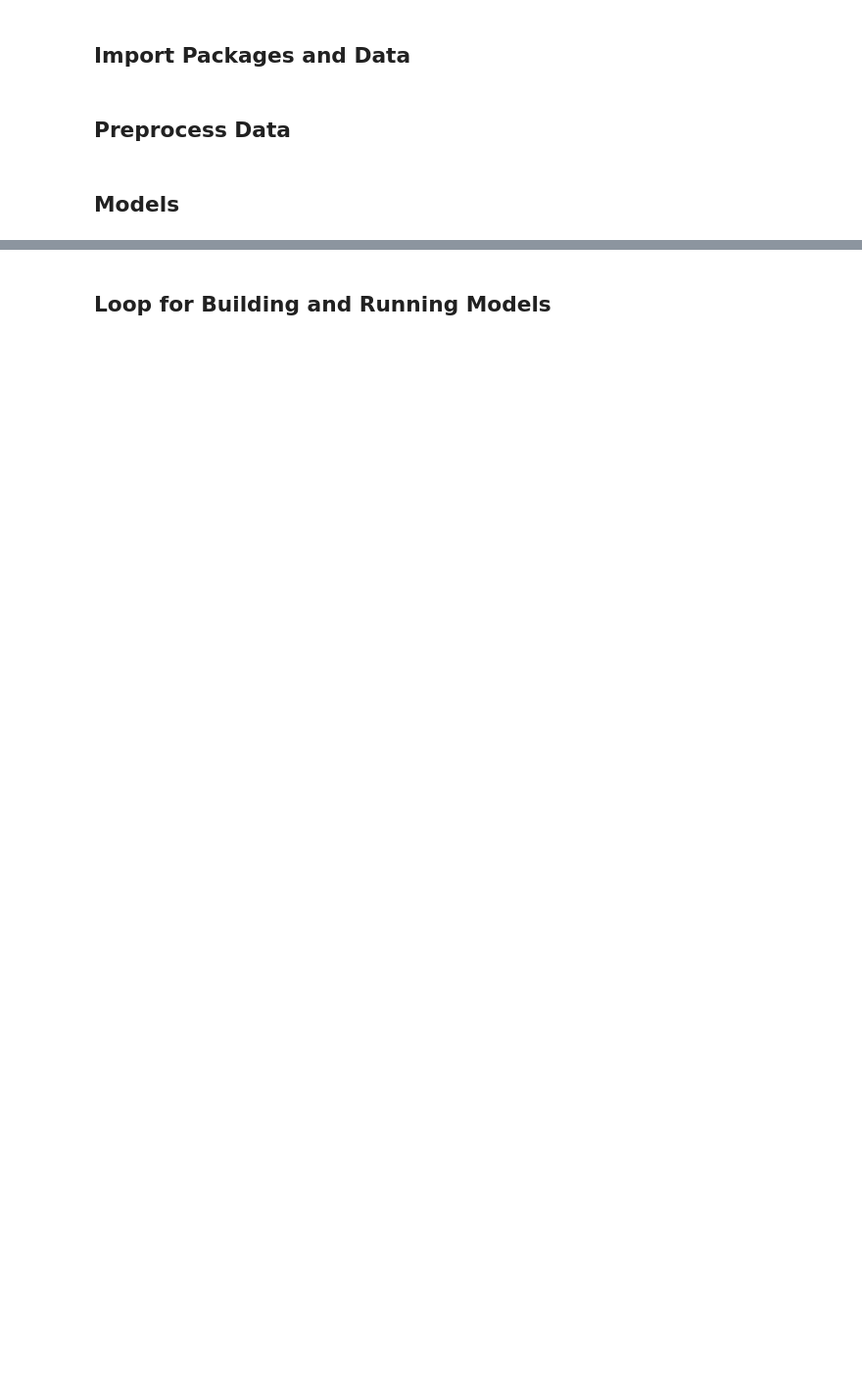
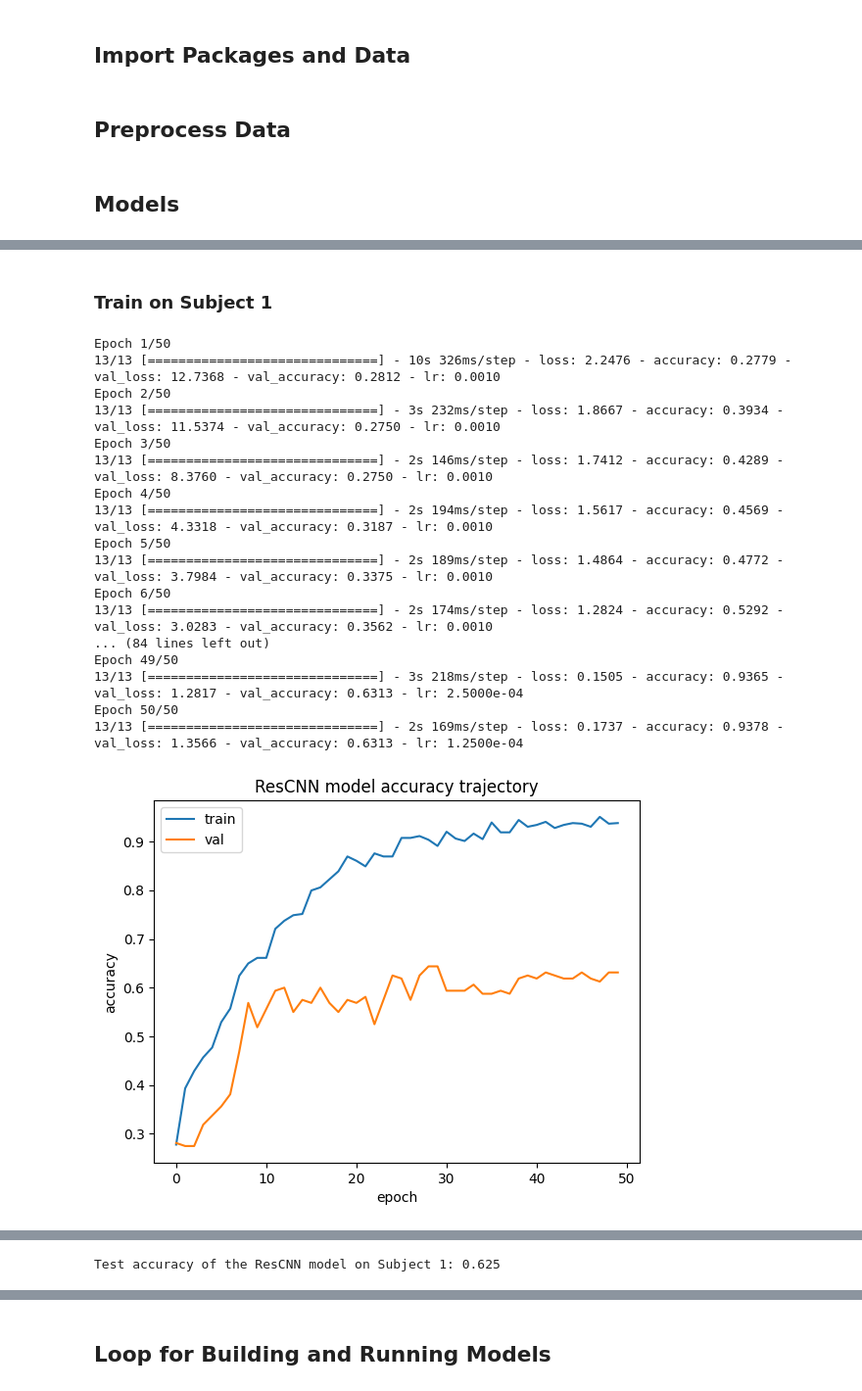
Before and after one commit to mattlouss/ECE147-Project, a Jupyter notebook: C247 Final Project Architecture.ipynb, the cells around one changed output, grey strips where cells are left out. Shown at 98% size. Drawn from its saved outputs; the diff is of its cells as text; code cells hidden in the pictures; blank space fills up the shorter version.

```diff
--- a/C247 Final Project Architecture.ipynb
+++ b/C247 Final Project Architecture.ipynb
@@ -154,0 +418,67 @@ y_train, y_valid, y_test, x_train, x_valid, x_test = preprocessing(X_train_valid
+# %% [markdown]
+### Train on Subject 1
+# %%
+lr = 1e-3
+epochs = 50
+model_optimizer = keras.optimizers.Adam(learning_rate=lr)
+
+# Compiling the model
+res_cnn_model.compile(loss='categorical_crossentropy',
+                 optimizer=model_optimizer,
+                 metrics=['accuracy'])
+
+lr_callback = tf.keras.callbacks.ReduceLROnPlateau(patience = 10, factor = 0.5)  # reduces by a factor of 0.5 if validation loss doesn't improve for 10 epochs
+
+## Preprocess a single person dataset
+person = 0  #Set which person you'd like to look at (from 0 to 8)
+yp_train, yp_valid, yp_test, xp_train, xp_valid, xp_test = preprocessing(Xp_train_valid[person], Yp_train_valid[person], Xp_test[person], Yp_test[person])
+
+# Training and validating the model on Subject 1 (person 0)
+model_results = res_cnn_model.fit(xp_train,
+             yp_train,
+             batch_size=64,
+             epochs=epochs,
+             validation_data=(xp_valid, yp_valid),
+             callbacks=[lr_callback],
+             verbose=True)
+
+# Plotting accuracy trajectory
+plt.plot(model_results.history['accuracy'])
+plt.plot(model_results.history['val_accuracy'])
+plt.title('ResCNN model accuracy trajectory')
+plt.ylabel('accuracy')
+plt.xlabel('epoch')
+plt.legend(['train', 'val'], loc='upper left')
+plt.show()
+
+# Plotting loss trajectory
+plt.plot(model_results.history['loss'],'o')
+plt.plot(model_results.history['val_loss'],'o')
+plt.title('ResCNN model loss trajectory')
+plt.ylabel('loss')
+plt.xlabel('epoch')
+plt.legend(['train', 'val'], loc='upper left')
+plt.show()
+
+# Testing model
+model_score = res_cnn_model.evaluate(xp_test, yp_test, verbose=0)
+print('Test accuracy of the ResCNN model on Subject 1:',model_score[1])
+# %% [output]
+Epoch 1/50
+13/13 [==============================] - 10s 326ms/step - loss: 2.2476 - accuracy: 0.2779 - val_loss: 12.7368 - val_accuracy: 0.2812 - lr: 0.0010
+Epoch 2/50
+13/13 [==============================] - 3s 232ms/step - loss: 1.8667 - accuracy: 0.3934 - val_loss: 11.5374 - val_accuracy: 0.2750 - lr: 0.0010
+Epoch 3/50
+13/13 [==============================] - 2s 146ms/step - loss: 1.7412 - accuracy: 0.4289 - val_loss: 8.3760 - val_accuracy: 0.2750 - lr: 0.0010
+Epoch 4/50
+13/13 [==============================] - 2s 194ms/step - loss: 1.5617 - accuracy: 0.4569 - val_loss: 4.3318 - val_accuracy: 0.3187 - lr: 0.0010
+Epoch 5/50
+13/13 [==============================] - 2s 189ms/step - loss: 1.4864 - accuracy: 0.4772 - val_loss: 3.7984 - val_accuracy: 0.3375 - lr: 0.0010
+Epoch 6/50
+13/13 [==============================] - 2s 174ms/step - loss: 1.2824 - accuracy: 0.5292 - val_loss: 3.0283 - val_accuracy: 0.3562 - lr: 0.0010
+... (84 lines left out)
+Epoch 49/50
+13/13 [==============================] - 3s 218ms/step - loss: 0.1505 - accuracy: 0.9365 - val_loss: 1.2817 - val_accuracy: 0.6313 - lr: 2.5000e-04
+Epoch 50/50
+13/13 [==============================] - 2s 169ms/step - loss: 0.1737 - accuracy: 0.9378 - val_loss: 1.3566 - val_accuracy: 0.6313 - lr: 1.2500e-04
+[figure, added]
@@ -154,0 +486 @@ y_train, y_valid, y_test, x_train, x_valid, x_test = preprocessing(X_train_valid
+Test accuracy of the ResCNN model on Subject 1: 0.625
```
Also changed, not shown: parts of 19 cells of this notebook.
